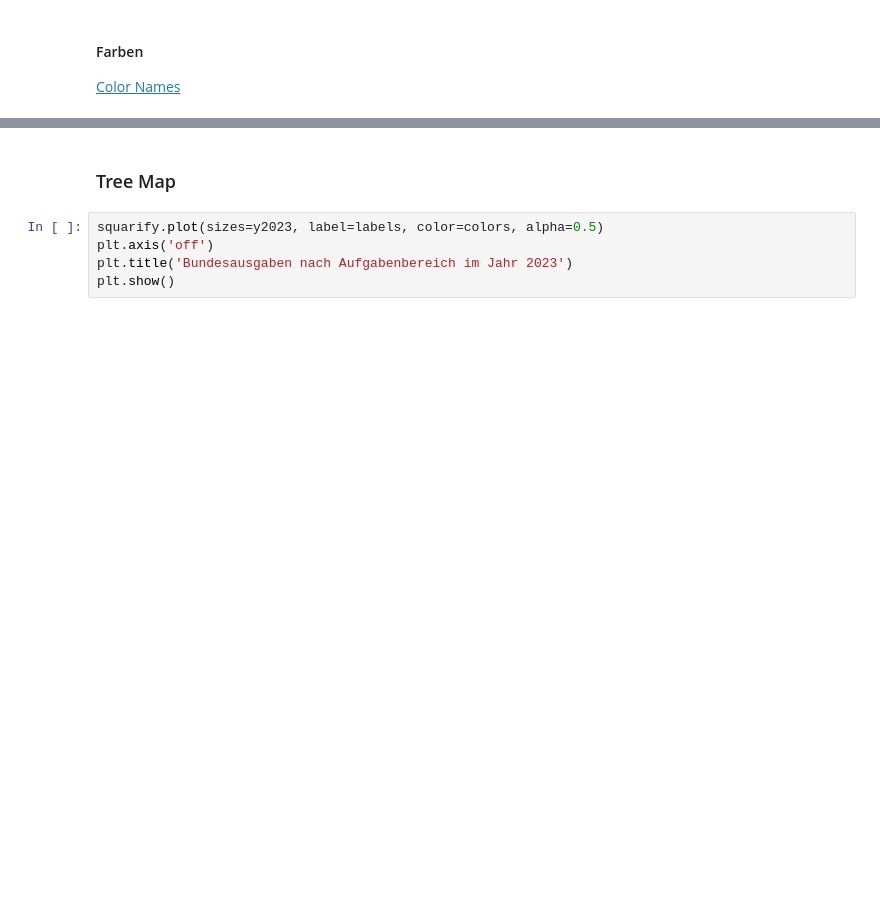
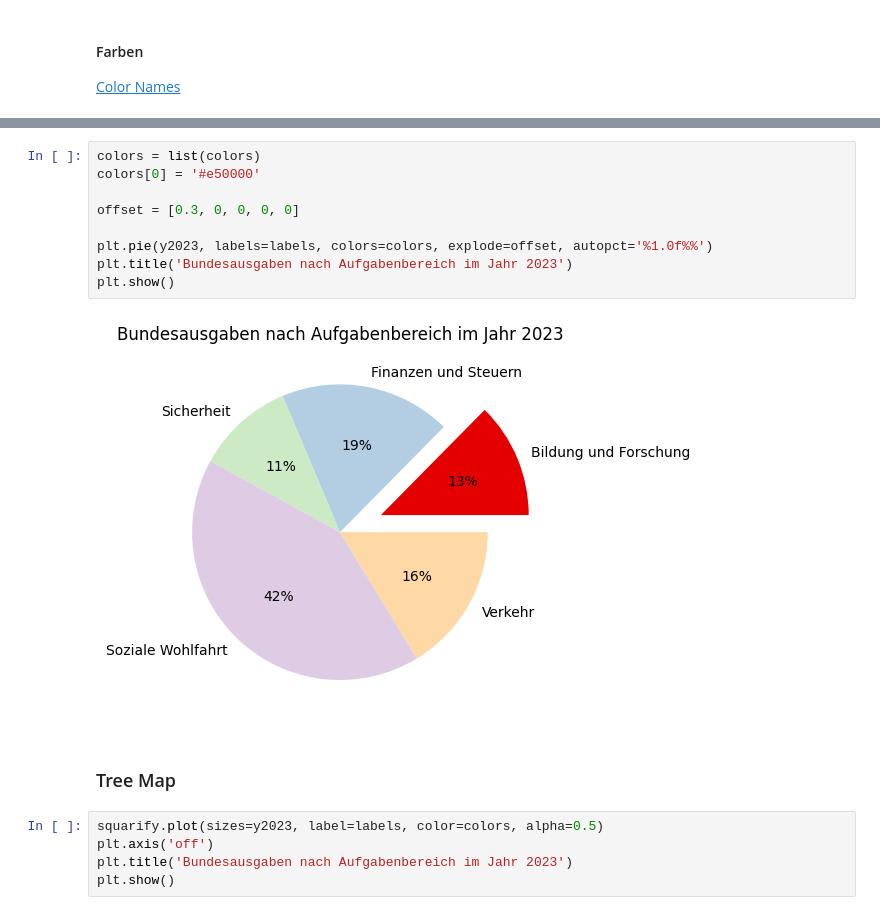
Before and after one commit to I-gW-23-27/Skript, a Jupyter notebook: docs/240701/datenvisualisierung.ipynb, the cells around one changed output, grey strips where cells are left out. Drawn from its saved outputs; the diff is of its cells as text; blank space fills up the shorter version.

```diff
--- a/docs/240701/datenvisualisierung.ipynb
+++ b/docs/240701/datenvisualisierung.ipynb
@@ -87,3 +135,14 @@ plt.show()
+# %%
+colors = list(colors)
+colors[0] = '#e50000'
+
+offset = [0.3, 0, 0, 0, 0]
+
+plt.pie(y2023, labels=labels, colors=colors, explode=offset, autopct='%1.0f%%')
+plt.title('Bundesausgaben nach Aufgabenbereich im Jahr 2023')
+plt.show()
+# %% [output]
+[figure, added]
 # %% [markdown]
 ### Tree Map
 # %%
```
Also changed, not shown: parts of 22 cells of this notebook.
